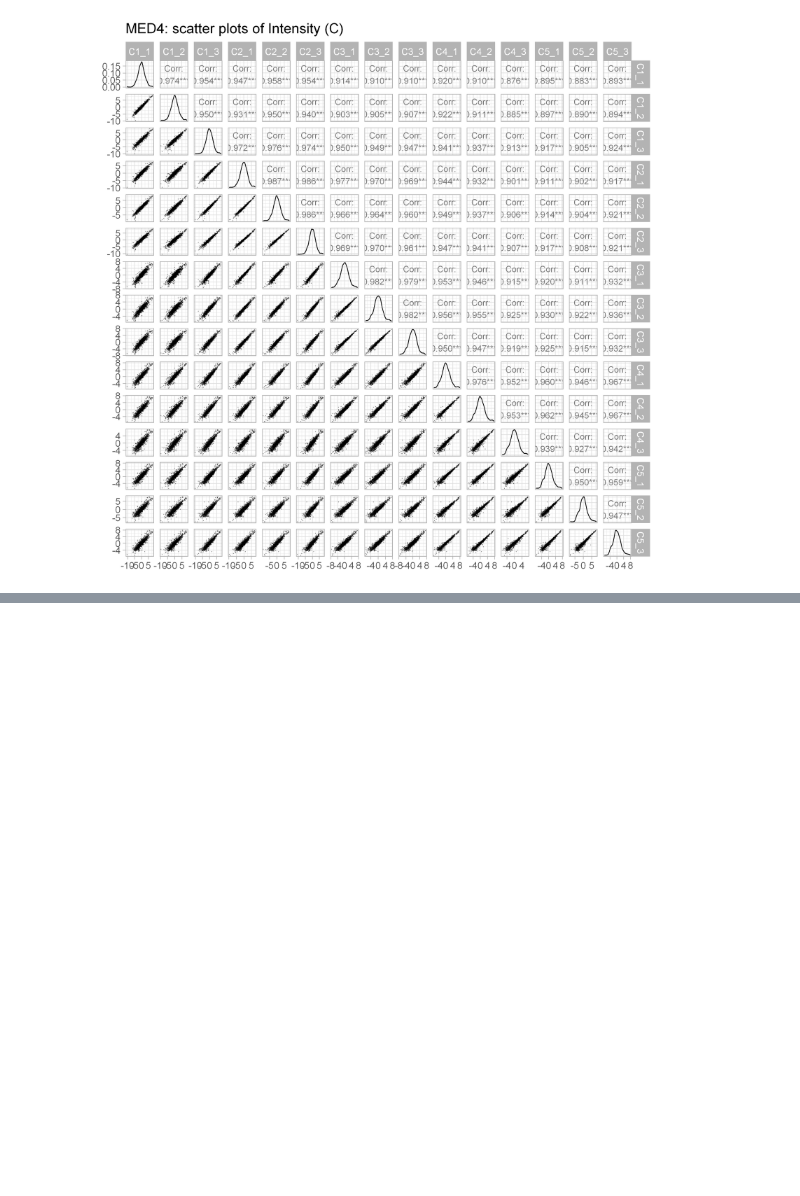
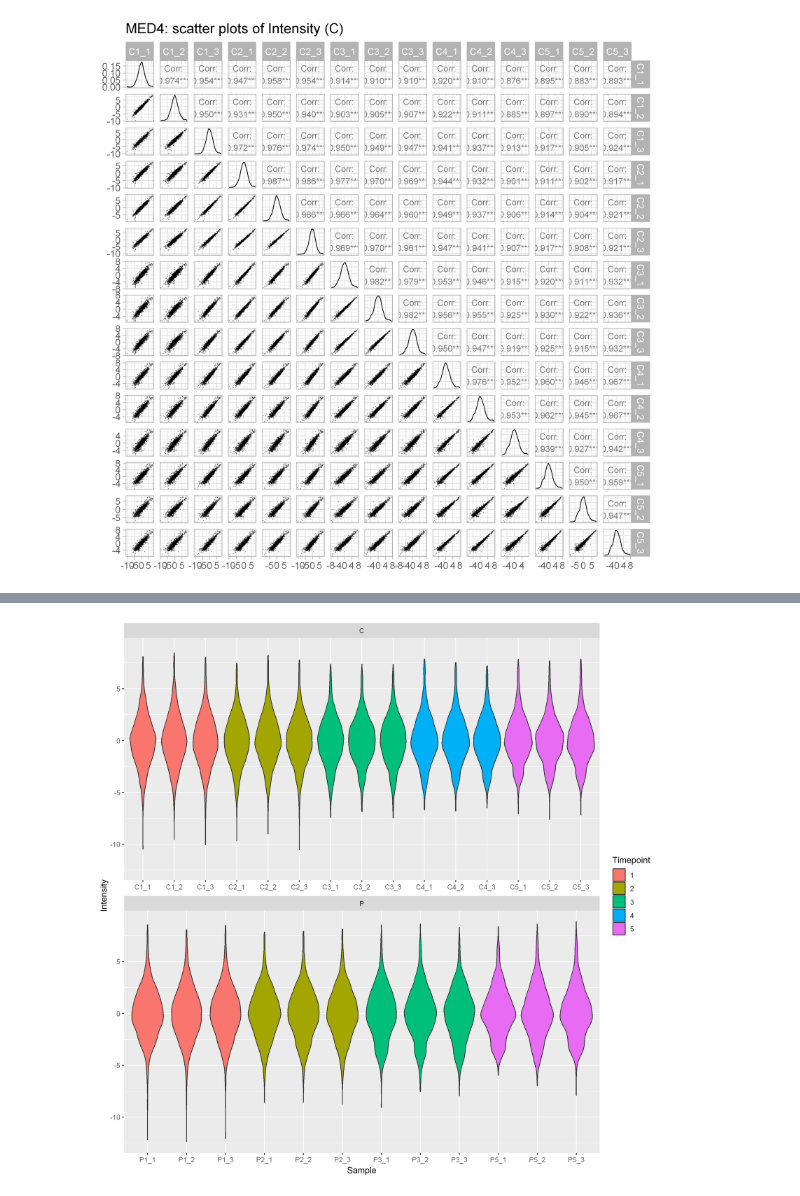
Before and after one commit to wosnat/CC1A3, a Jupyter notebook: PROTEOME/CC1A3 MED4 proteome DE.ipynb, the cells around one changed output, grey strips where cells are left out. Cells and saved outputs as stored; diff of their text form; code cells hidden in the pictures; blank space fills up the shorter version.

```diff
--- a/PROTEOME/CC1A3 MED4 proteome DE.ipynb
+++ b/PROTEOME/CC1A3 MED4 proteome DE.ipynb
@@ -241,0 +278,7 @@ ggpairs(columns = c(2:16), lower = list(continuous = wrap("points", alpha = 0.3,
+# %%
+mdf %>%
+ggplot(aes(x=Sample, y=Intensity, fill=Timepoint)) +
+   geom_violin() +
+facet_wrap(~Group, scales = "free_x", ncol=1)
+# %% [output]
+[figure, added]
```
Also changed, not shown: parts of 11 cells of this notebook, 2 other files.
